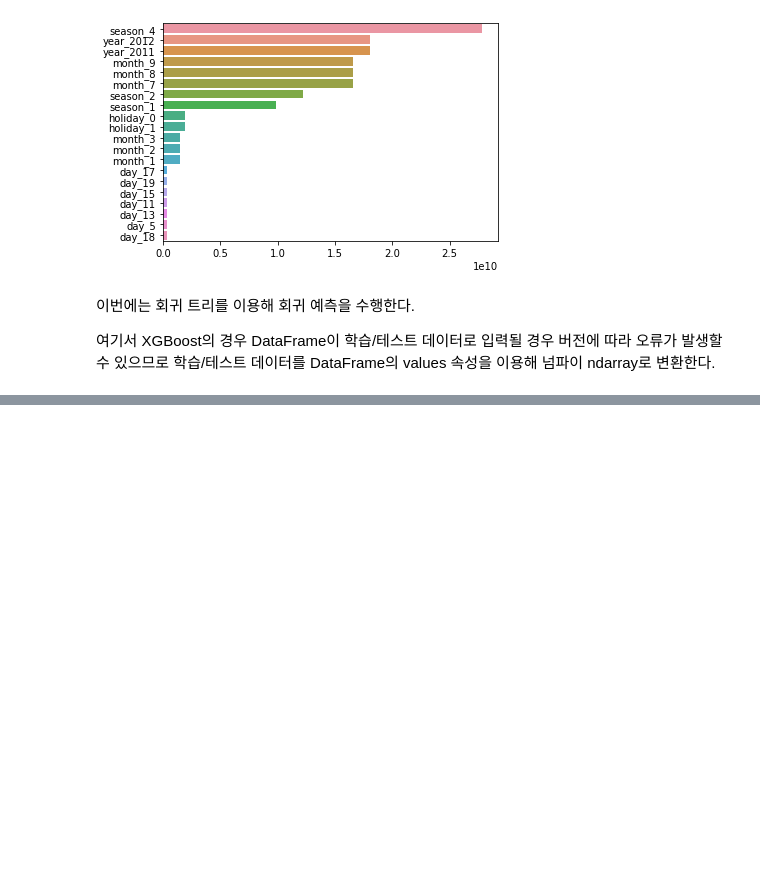
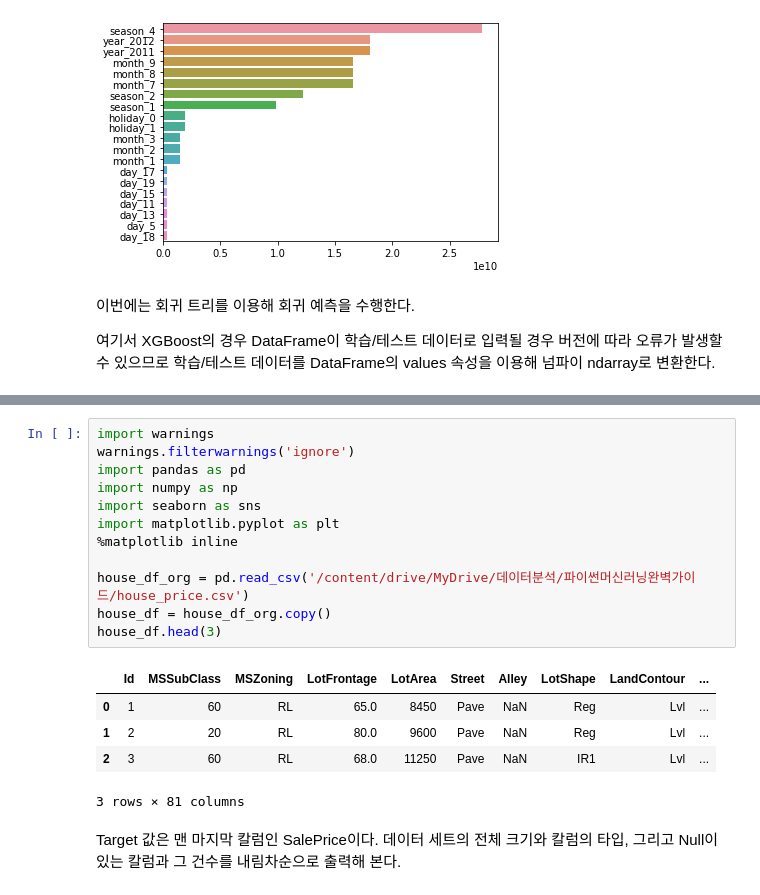
Before and after one commit to spacemaninSeoul/PythonMachinelearningGuide, a Jupyter notebook: [파이썬머신러닝완벽가이드]_V_회귀.ipynb, the cells around one changed output, grey strips where cells are left out. Saved outputs shown, nothing was run; the diff lists cells and outputs as text; blank space fills up the shorter version.

```diff
--- a/[파이썬머신러닝완벽가이드]_V_회귀.ipynb
+++ b/[파이썬머신러닝완벽가이드]_V_회귀.ipynb
@@ -1393,0 +1397,20 @@ for model in [rf_reg, gbm_reg, xgb_reg, lgbm_reg]:
+# %%
+import warnings
+warnings.filterwarnings('ignore')
+import pandas as pd
+import numpy as np
+import seaborn as sns
+import matplotlib.pyplot as plt
+%matplotlib inline
+
+house_df_org = pd.read_csv('/content/drive/MyDrive/데이터분석/파이썬머신러닝완벽가이드/house_price.csv')
+house_df = house_df_org.copy()
+house_df.head(3)
+# %% [output]
+|  | Id | MSSubClass | MSZoning | LotFrontage | LotArea | Street | Alley | LotShape | LandContour | ... |
+| 0 | 1 | 60 | RL | 65.0 | 8450 | Pave | NaN | Reg | Lvl | ... |
+| 1 | 2 | 20 | RL | 80.0 | 9600 | Pave | NaN | Reg | Lvl | ... |
+| 2 | 3 | 60 | RL | 68.0 | 11250 | Pave | NaN | IR1 | Lvl | ... |
+3 rows × 81 columns
+# %% [markdown]
+Target 값은 맨 마지막 칼럼인 SalePrice이다. 데이터 세트의 전체 크기와 칼럼의 타입, 그리고 Null이 있는 칼럼과 그 건수를 내림차순으로 출력해 본다.
```
Also changed, not shown: parts of 18 cells of this notebook.
